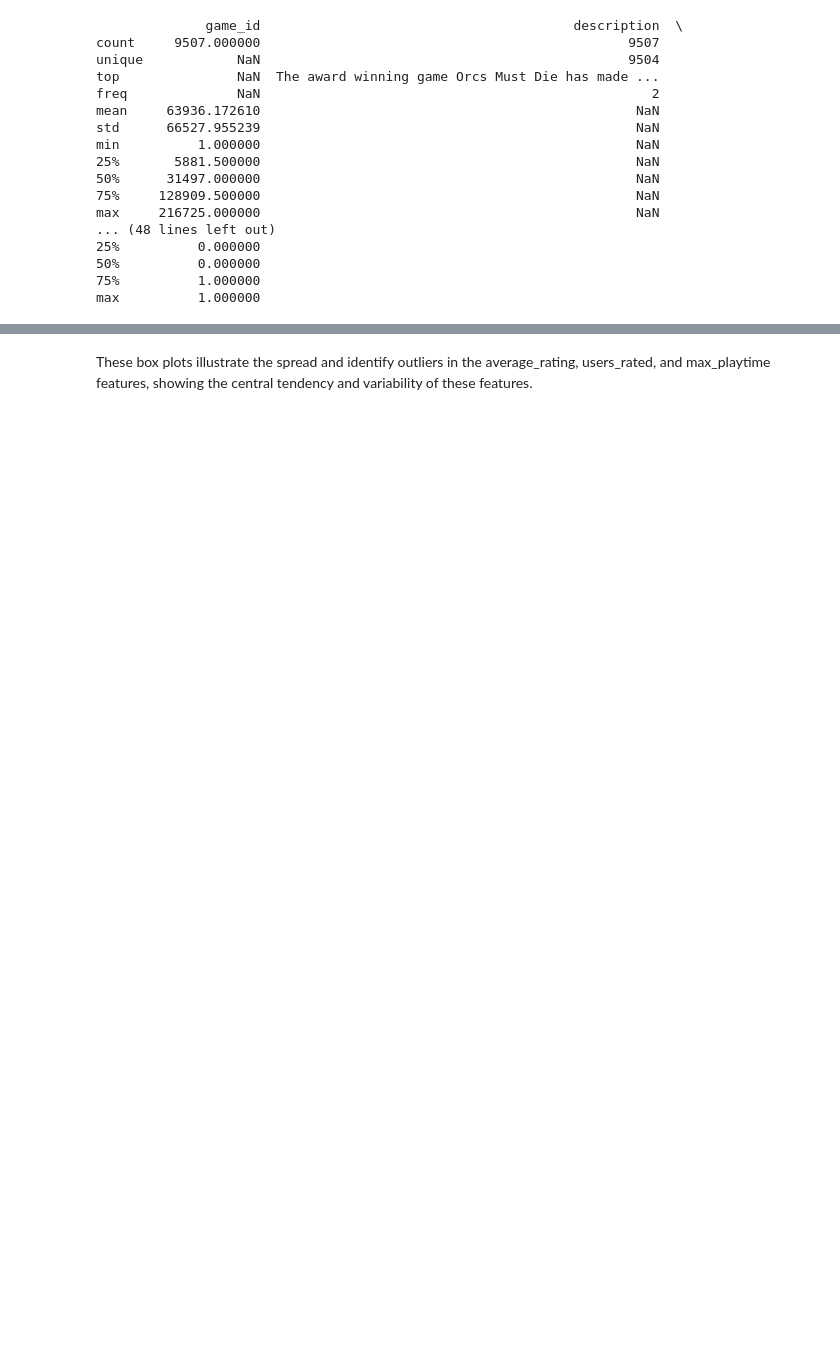
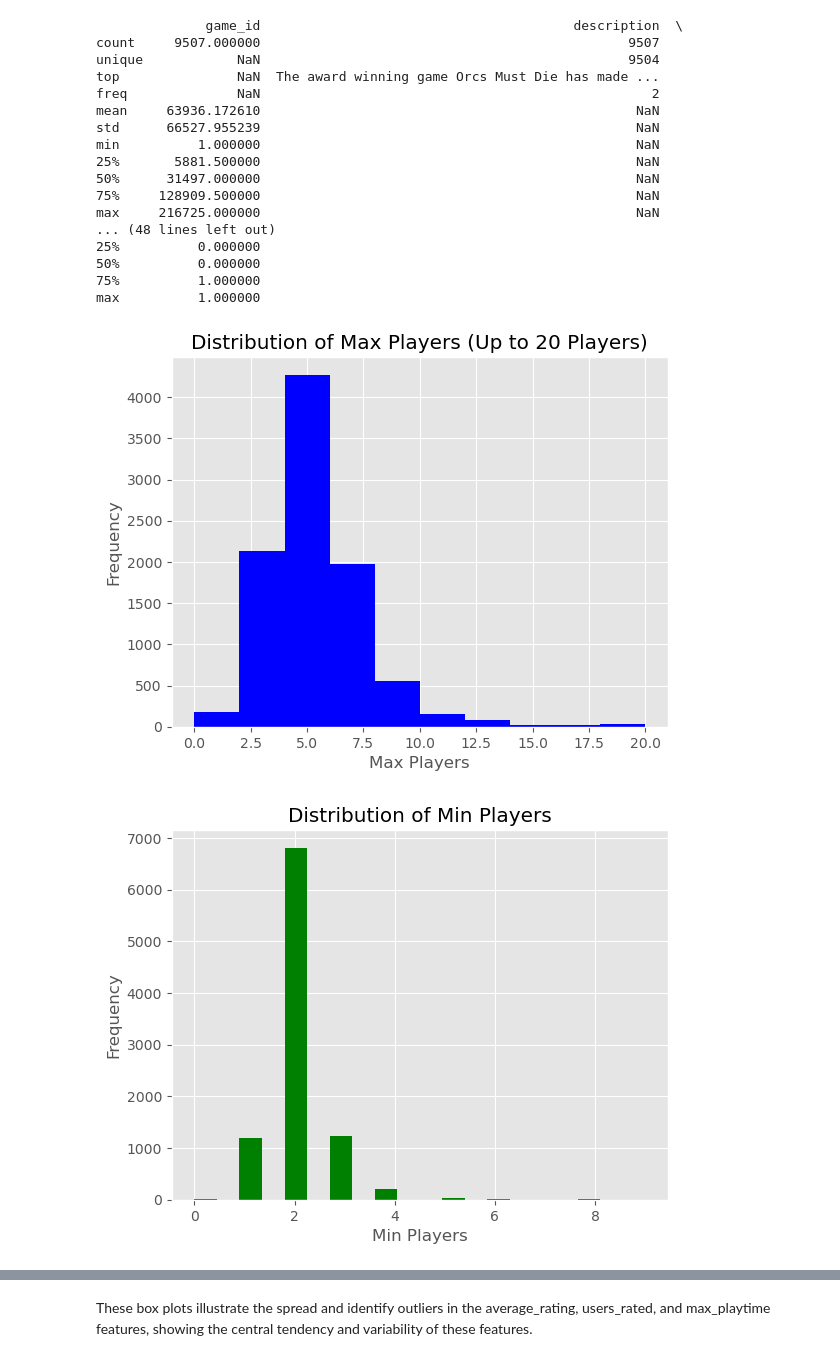
Before and after one commit to GeorgehStalker/project_4group_6, a Jupyter notebook: notebooks/EDA.ipynb, the cells around one changed output, grey strips where cells are left out. Drawn from its saved outputs; the diff is of its cells as text; code cells hidden in the pictures; blank space fills up the shorter version.

```diff
--- a/notebooks/EDA.ipynb
+++ b/notebooks/EDA.ipynb
@@ -28,3 +28,21 @@ max     216725.000000                                                NaN
 50%          0.000000
 75%          1.000000
 max          1.000000
+# %%
+# Filter for player count: max_players <= 20
+filtered_players = df[df['max_players'] <= 20]
+
+# Plot distribution for max players (up to 10 players)
+filtered_players['max_players'].plot(kind='hist', bins=10, title='Distribution of Max Players (Up to 20 Players)', color='blue')
+plt.xlabel('Max Players')
+plt.ylabel('Frequency')
+plt.show()
+
+# Plot distribution for min players
+df['min_players'].plot(kind='hist', bins=20, title='Distribution of Min Players', color='green')
+plt.xlabel('Min Players')
+plt.ylabel('Frequency')
+plt.show()
+# %% [output]
+[figure, added]
+[figure, added]
```
Also changed, not shown: parts of 11 cells of this notebook, 15 other files.
